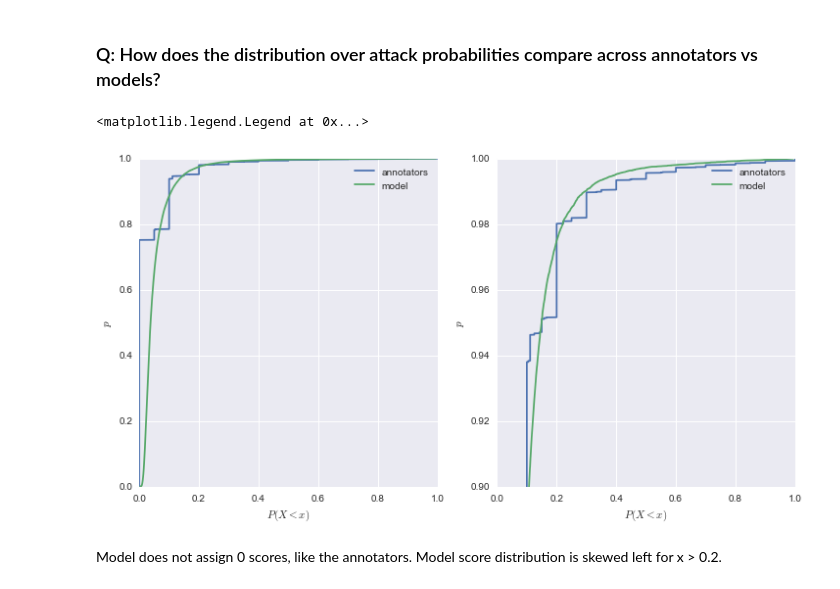
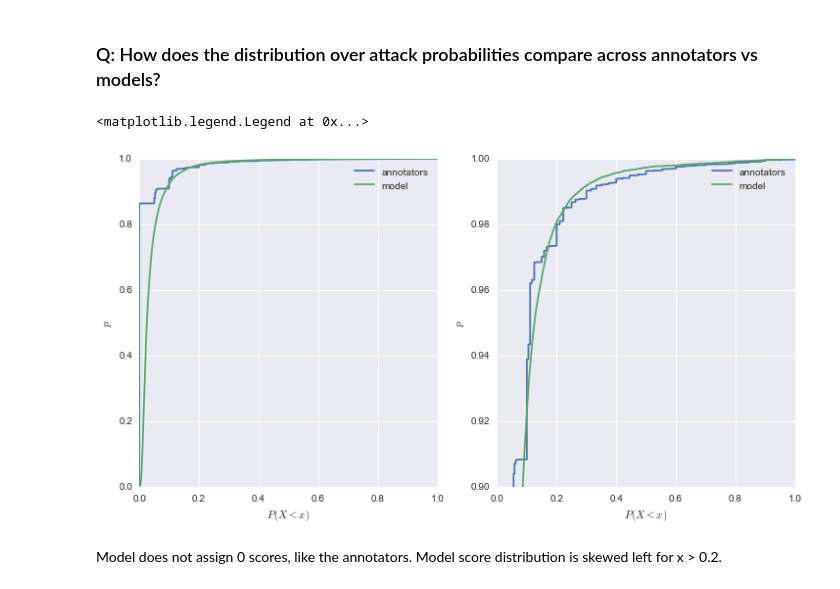
Before and after one commit to ewulczyn/wiki-detox, a Jupyter notebook: src/analysis/Model Checking.ipynb, the cells around one changed output. Drawn from its saved outputs; the diff is of its cells as text; code cells hidden in the pictures.

```diff
--- a/src/analysis/Model Checking.ipynb
+++ b/src/analysis/Model Checking.ipynb
@@ -21,33 +21,33 @@ df_events, df_blocked_user_text = load_block_events_and_users()
 # %%
 import matplotlib.pyplot as plt
 import numpy as np
 
 fig = plt.figure(figsize=(12, 6))
 
 xa = np.sort(d['annotated']['recipient_score'])
-ya = 1. * np.arange(len(x)) / (len(x) - 1)
+ya = 1. * np.arange(len(xa)) / (len(xa) - 1)
 
 xm = np.sort(d['annotated']['pred_recipient_score'])
-ym = 1. * np.arange(len(x)) / (len(x) - 1)
+ym = 1. * np.arange(len(xm)) / (len(xm) - 1)
 
 ax1 = fig.add_subplot(121)
 ax1.plot(xa, ya, label = 'annotators')
 ax1.plot(xm, ym, label = 'model')
 ax1.set_xlabel('$P(X<x)$')
 ax1.set_ylabel('$p$')
 ax1.legend()
 
 
 ax2 = fig.add_subplot(122)
 ax2.plot(xa, ya, label = 'annotators')
 ax2.plot(xm, ym, label = 'model')
 ax2.set_xlabel('$P(X<x)$')
 ax2.set_ylabel('$p$')
 ax2.set_ylim((0.90, 1))
 ax2.legend()
 # %% [output]
 <matplotlib.legend.Legend at 0x...>
-[figure, old version]
+[figure, new version]
 # %% [markdown]
 Model does not assign 0 scores, like the annotators.
 Model score distribution is skewed left for x > 0.2.
```
Also changed, not shown: parts of 5 cells of this notebook, 15 other files.
